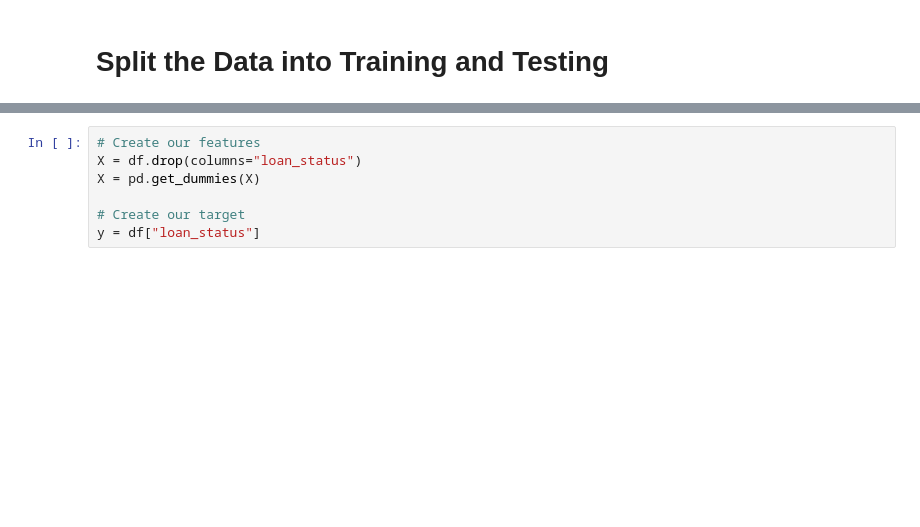
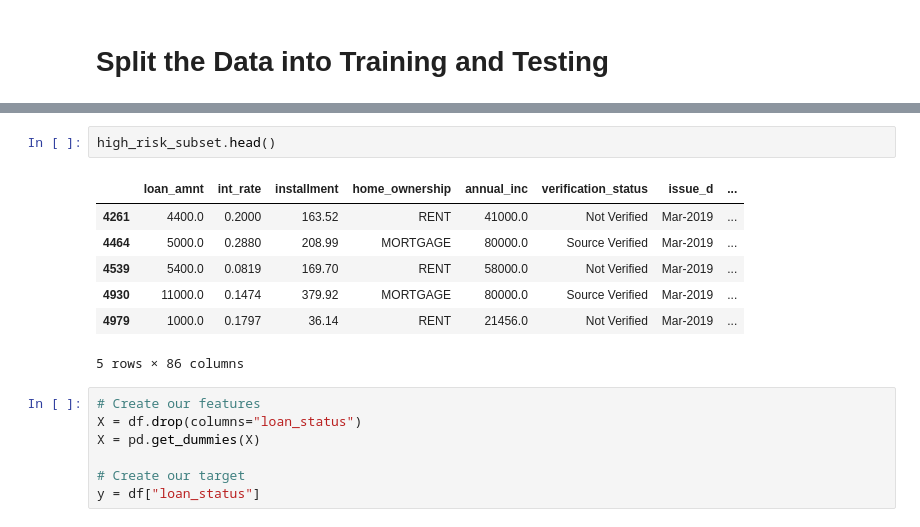
Before and after one commit to drg-developer-2-GWFinTech-Homeworks/homework-classification, a Jupyter notebook: credit_risk_resampling.ipynb, the cells around one changed output, grey strips where cells are left out. Cells and saved outputs as stored; diff of their text form; blank space fills up the shorter version.

```diff
--- a/credit_risk_resampling.ipynb
+++ b/credit_risk_resampling.ipynb
@@ -105,3 +118,13 @@ df.shape
+# %%
+high_risk_subset.head()
+# %% [output]
+|  | loan_amnt | int_rate | installment | home_ownership | annual_inc | verification_status | issue_d | ... |
+| 4261 | 4400.0 | 0.2000 | 163.52 | RENT | 41000.0 | Not Verified | Mar-2019 | ... |
+| 4464 | 5000.0 | 0.2880 | 208.99 | MORTGAGE | 80000.0 | Source Verified | Mar-2019 | ... |
+| 4539 | 5400.0 | 0.0819 | 169.70 | RENT | 58000.0 | Not Verified | Mar-2019 | ... |
+| 4930 | 11000.0 | 0.1474 | 379.92 | MORTGAGE | 80000.0 | Source Verified | Mar-2019 | ... |
+| 4979 | 1000.0 | 0.1797 | 36.14 | RENT | 21456.0 | Not Verified | Mar-2019 | ... |
+5 rows × 86 columns
 # %%
 # Create our features
 X = df.drop(columns="loan_status")
```
Also changed, not shown: parts of 26 cells of this notebook.
